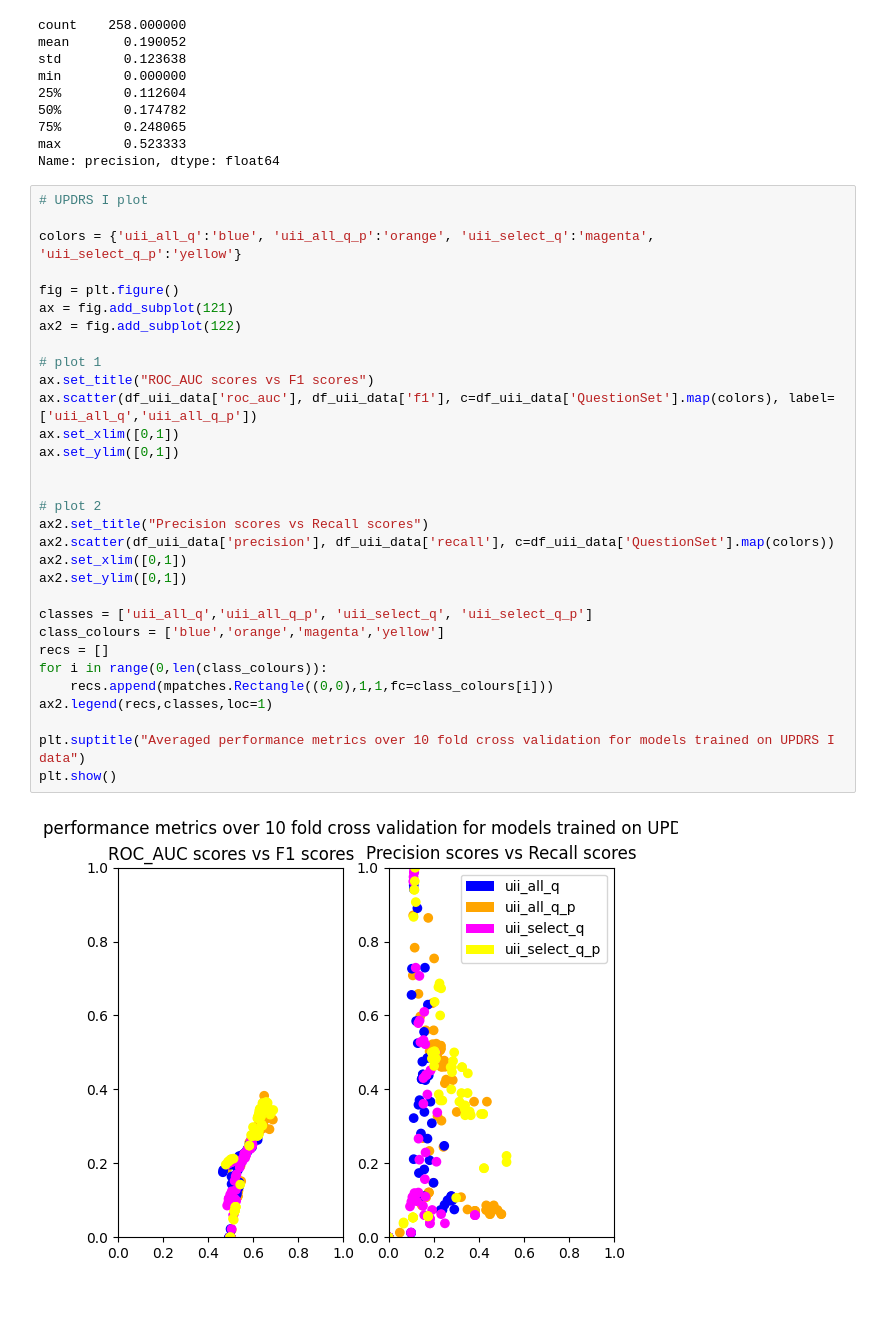
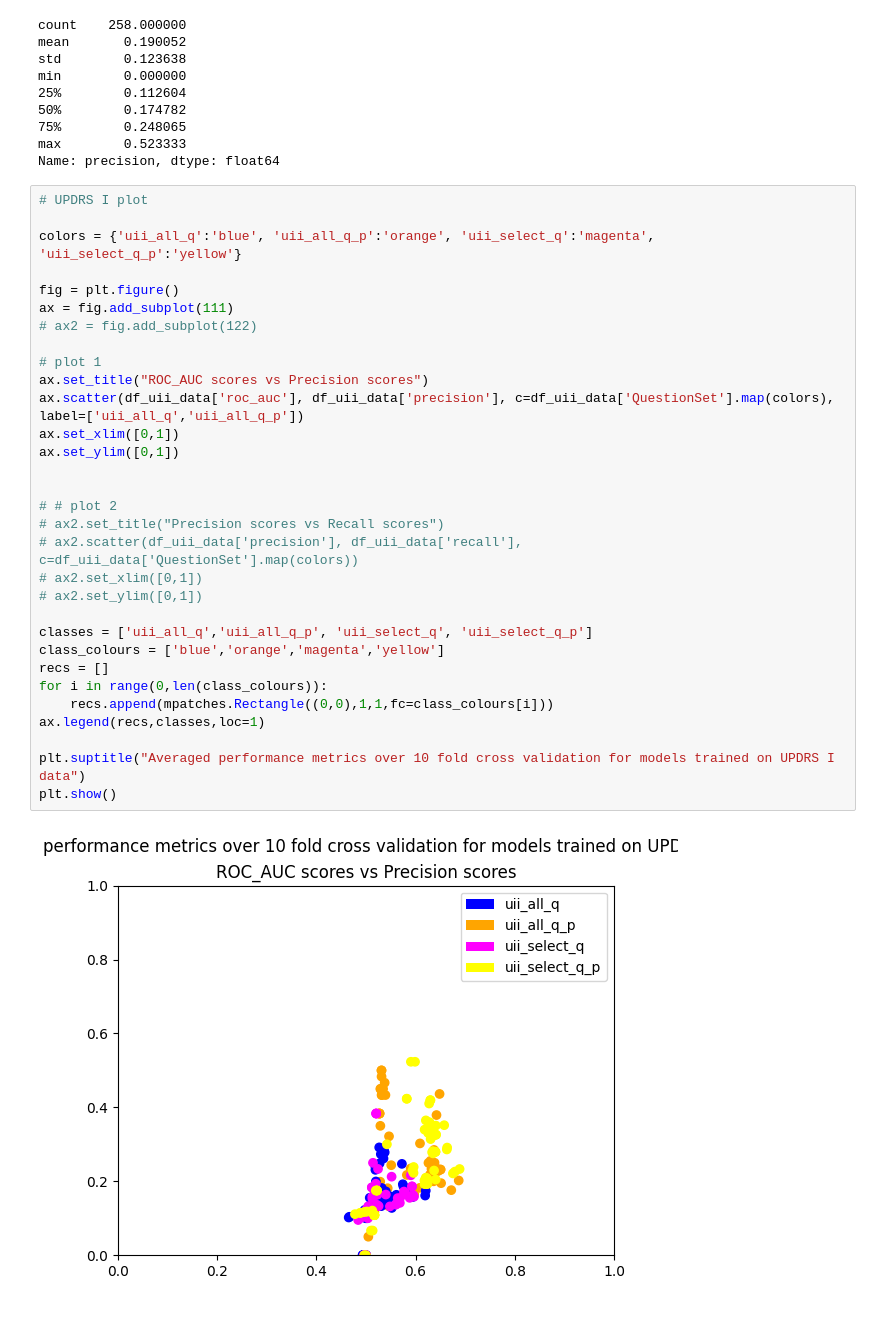
Before and after one commit to phazell-uni-work/dissertation-ppmi-jupyter-nb, a Jupyter notebook: results/uii_results.ipynb, the cells around one changed output. Drawn from its saved outputs; the diff is of its cells as text.

Commit message:
corrected missing data in ui

```diff
--- a/results/uii_results.ipynb
+++ b/results/uii_results.ipynb
@@ -77,34 +77,34 @@ Name: precision, dtype: float64
 # %%
 # UPDRS I plot
 
 colors = {'uii_all_q':'blue', 'uii_all_q_p':'orange', 'uii_select_q':'magenta', 'uii_select_q_p':'yellow'}
 
 fig = plt.figure()
-ax = fig.add_subplot(121)
-ax2 = fig.add_subplot(122)
+ax = fig.add_subplot(111)
+# ax2 = fig.add_subplot(122)
 
 # plot 1
-ax.set_title("ROC_AUC scores vs F1 scores")
-ax.scatter(df_uii_data['roc_auc'], df_uii_data['f1'], c=df_uii_data['QuestionSet'].map(colors), label=['uii_all_q','uii_all_q_p'])
+ax.set_title("ROC_AUC scores vs Precision scores")
+ax.scatter(df_uii_data['roc_auc'], df_uii_data['precision'], c=df_uii_data['QuestionSet'].map(colors), label=['uii_all_q','uii_all_q_p'])
 ax.set_xlim([0,1])
 ax.set_ylim([0,1])
 
 
-# plot 2
-ax2.set_title("Precision scores vs Recall scores")
-ax2.scatter(df_uii_data['precision'], df_uii_data['recall'], c=df_uii_data['QuestionSet'].map(colors))
-ax2.set_xlim([0,1])
-ax2.set_ylim([0,1])
+# # plot 2
+# ax2.set_title("Precision scores vs Recall scores")
+# ax2.scatter(df_uii_data['precision'], df_uii_data['recall'], c=df_uii_data['QuestionSet'].map(colors))
+# ax2.set_xlim([0,1])
+# ax2.set_ylim([0,1])
 
 classes = ['uii_all_q','uii_all_q_p', 'uii_select_q', 'uii_select_q_p']
 class_colours = ['blue','orange','magenta','yellow']
 recs = []
 for i in range(0,len(class_colours)):
     recs.append(mpatches.Rectangle((0,0),1,1,fc=class_colours[i]))
-ax2.legend(recs,classes,loc=1)
+ax.legend(recs,classes,loc=1)
 
 plt.suptitle("Averaged performance metrics over 10 fold cross validation for models trained on UPDRS I data")
 plt.show()
 # %% [output]
-[figure, old version]
+[figure, new version]
 # %%
```
Also changed, not shown: parts of 1 cell of this notebook, 3 other files.
